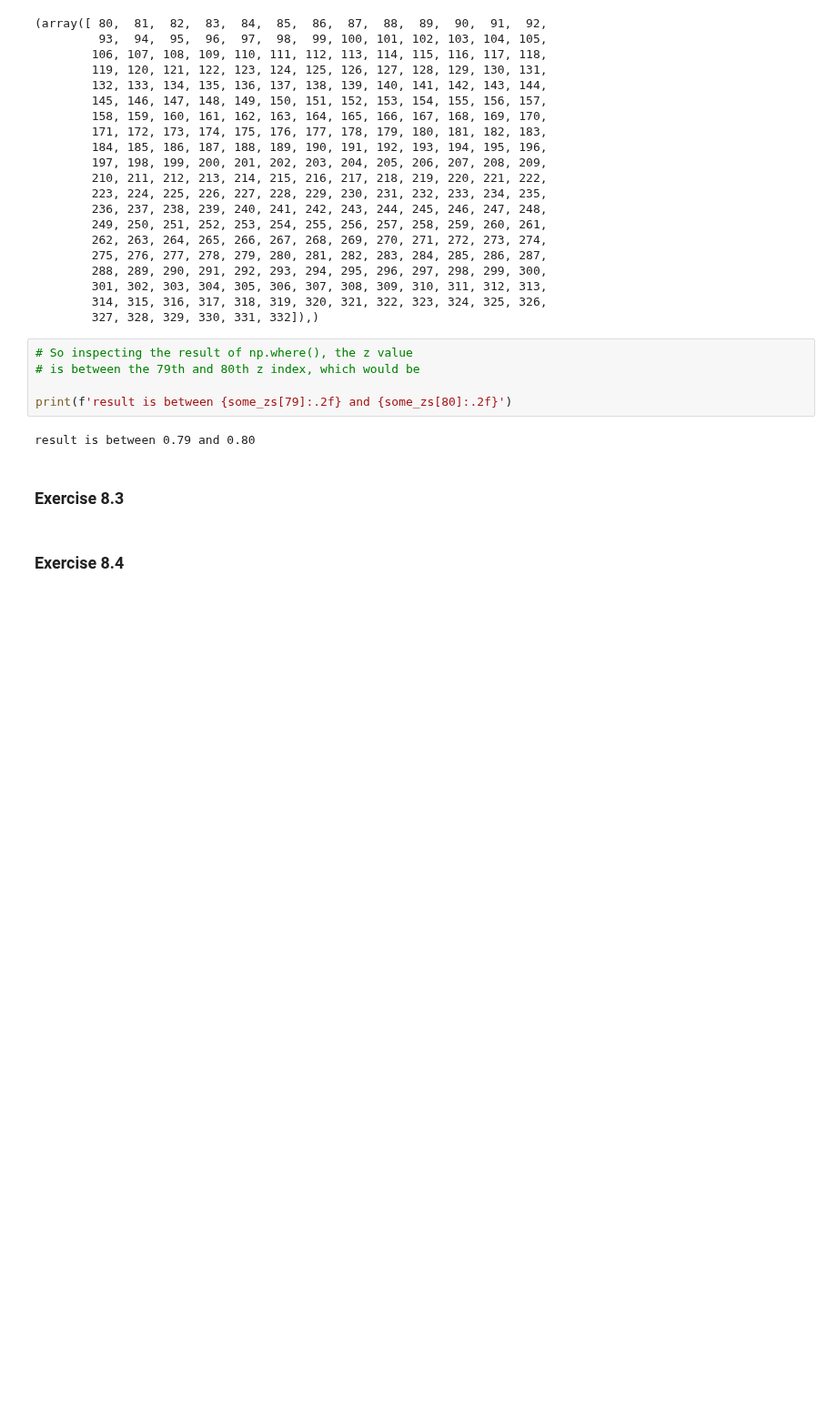
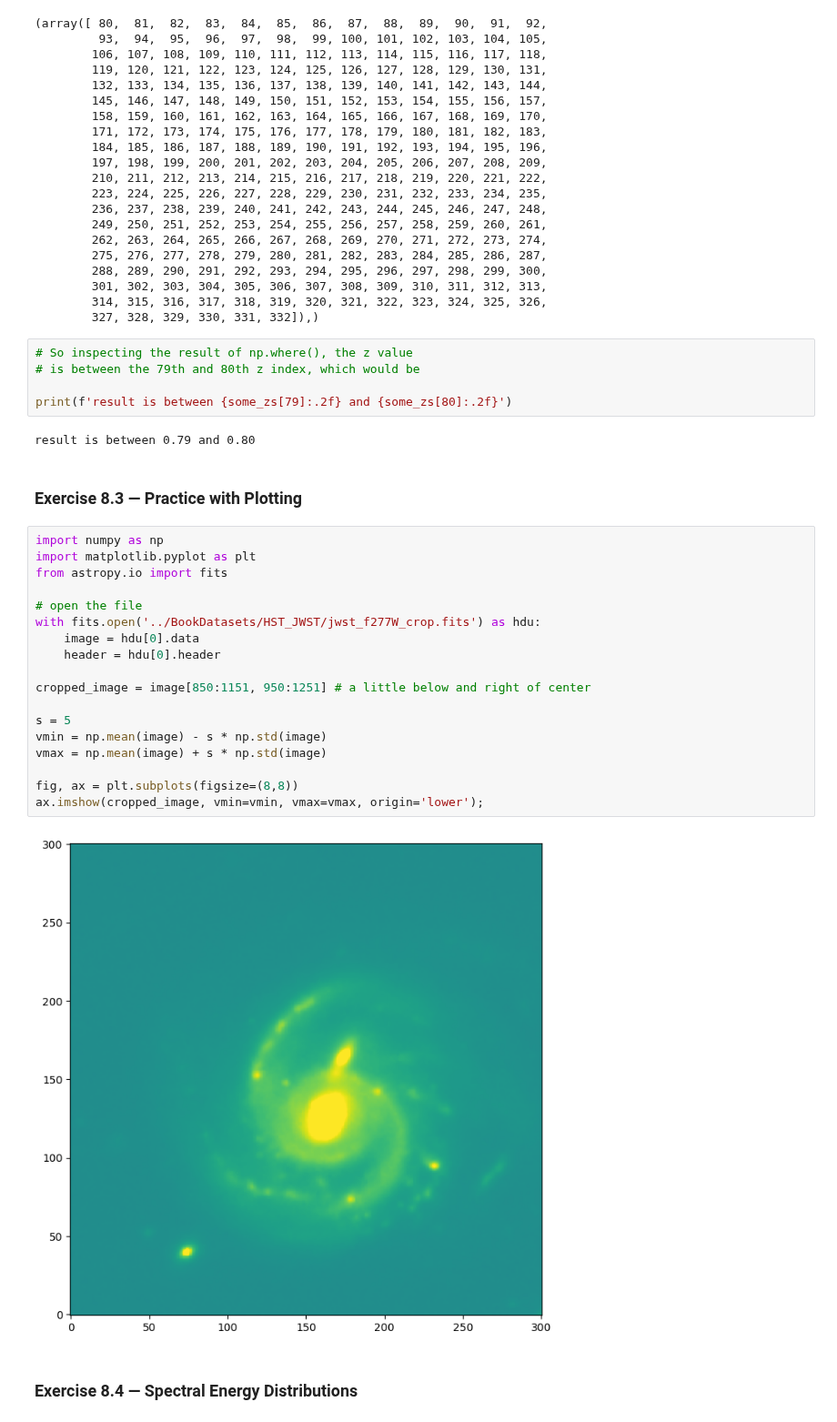
Before and after one commit to hexijin/scientific-data-analysis, a Jupyter notebook: psets/ps04.ipynb, the cells around one changed output. Shown at 91% size. Drawn from its saved outputs; the diff is of its cells as text; blank space fills up the shorter version.

Commit message:
Started Chapter 8, Exercise 8.3.

```diff
--- a/psets/ps04.ipynb
+++ b/psets/ps04.ipynb
@@ -83,6 +83,26 @@ print(f'result is between {some_zs[79]:.2f} and {some_zs[80]:.2f}')
 # %% [output]
 result is between 0.79 and 0.80
 # %% [markdown]
-### Exercise 8.3
+### Exercise 8.3 &mdash; Practice with Plotting
+# %%
+import numpy as np
+import matplotlib.pyplot as plt
+from astropy.io import fits
+
+# open the file
+with fits.open('../BookDatasets/HST_JWST/jwst_f277W_crop.fits') as hdu:
+    image = hdu[0].data
+    header = hdu[0].header
+
+cropped_image = image[850:1151, 950:1251] # a little below and right of center
+
+s = 5
+vmin = np.mean(image) - s * np.std(image)
+vmax = np.mean(image) + s * np.std(image)
+
+fig, ax = plt.subplots(figsize=(8,8))
+ax.imshow(cropped_image, vmin=vmin, vmax=vmax, origin='lower');
+# %% [output]
+[figure, added]
 # %% [markdown]
-### Exercise 8.4
+### Exercise 8.4 &mdash; Spectral Energy Distributions
```
Also changed, not shown: parts of 2 cells of this notebook, 1 other file.
